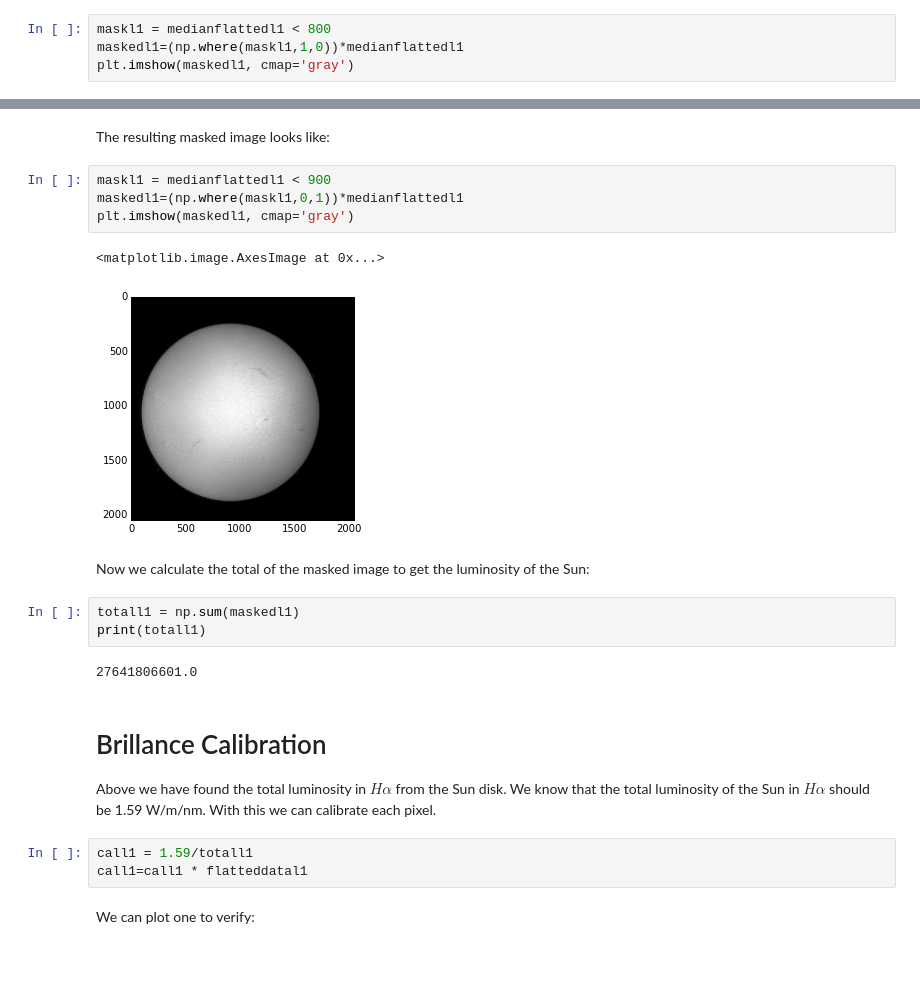
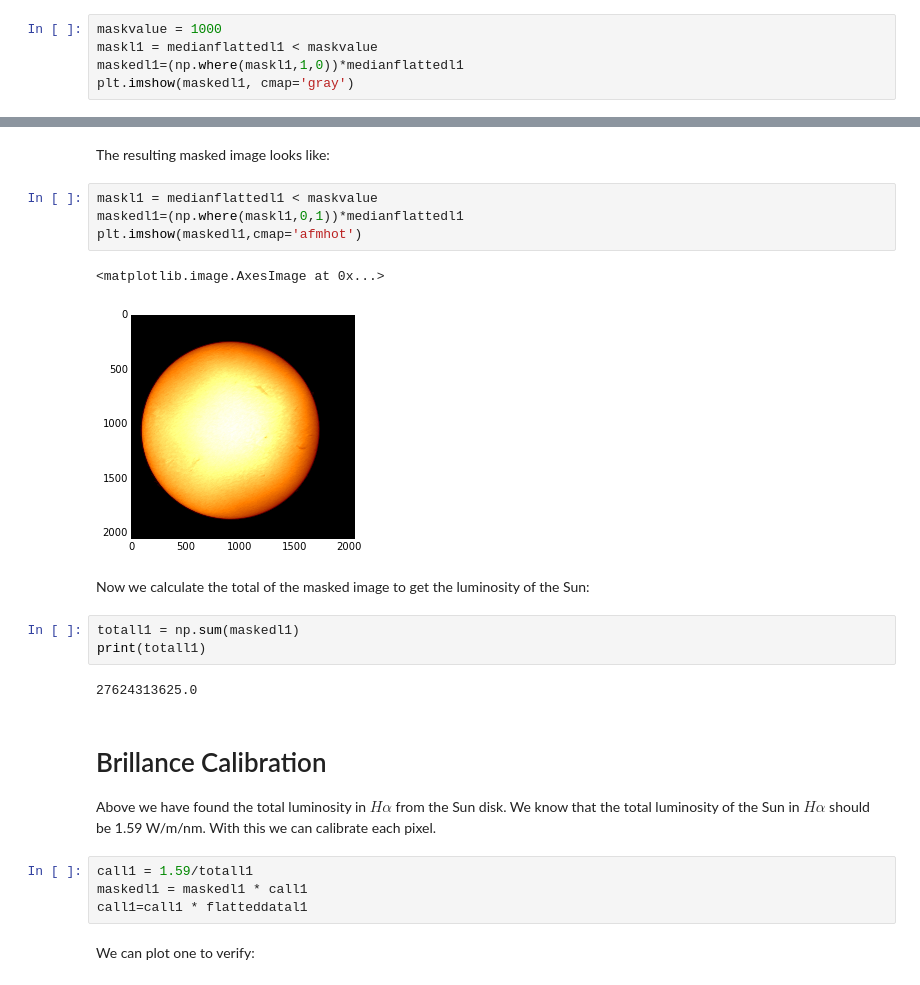
Before and after one commit to manuelmarcano22/TPCoronograph, a Jupyter notebook: l1anal.ipynb, the cells around one changed output, grey strips where cells are left out. Saved outputs shown, nothing was run; the diff lists cells and outputs as text.

```diff
--- a/l1anal.ipynb
+++ b/l1anal.ipynb
@@ -51,7 +72,8 @@ plt.imshow(medianflattedl1,cmap='gray')
 # %% [markdown]
 We can now mask to get only the disk of the Sun. For l1 we decide a threshold of 900 *adu*. We create the mask and put to zero all below 900. The mask looks like
 # %%
-maskl1 = medianflattedl1 < 800
+maskvalue = 1000
+maskl1 = medianflattedl1 < maskvalue
 maskedl1=(np.where(maskl1,1,0))*medianflattedl1
 plt.imshow(maskedl1, cmap='gray')
 # %% [output]
@@ -60,25 +82,26 @@ plt.imshow(maskedl1, cmap='gray')
 # %% [markdown]
 The resulting masked image looks like:
 # %%
-maskl1 = medianflattedl1 < 900
+maskl1 = medianflattedl1 < maskvalue
 maskedl1=(np.where(maskl1,0,1))*medianflattedl1
-plt.imshow(maskedl1, cmap='gray')
+plt.imshow(maskedl1,cmap='afmhot')
 # %% [output]
 <matplotlib.image.AxesImage at 0x...>
-[figure, old version]
+[figure, new version]
 # %% [markdown]
 Now we calculate the total of the masked image to get the luminosity of the Sun:
 # %%
 totall1 = np.sum(maskedl1)
 print(totall1)
 # %% [output]
-27641806601.0
+27624313625.0
 # %% [markdown]
 # Brillance Calibration
 
 Above we have found the total luminosity in $H\alpha$ from the Sun disk. We know that the total luminosity of the Sun in $H\alpha$ should be 1.59 W/m/nm. With this we can calibrate each pixel.
 # %%
 call1 = 1.59/totall1
+maskedl1 = maskedl1 * call1
 call1=call1 * flatteddatal1
 # %% [markdown]
 We can plot one to verify:
```
Also changed, not shown: parts of 9 cells of this notebook, 1 other file.
